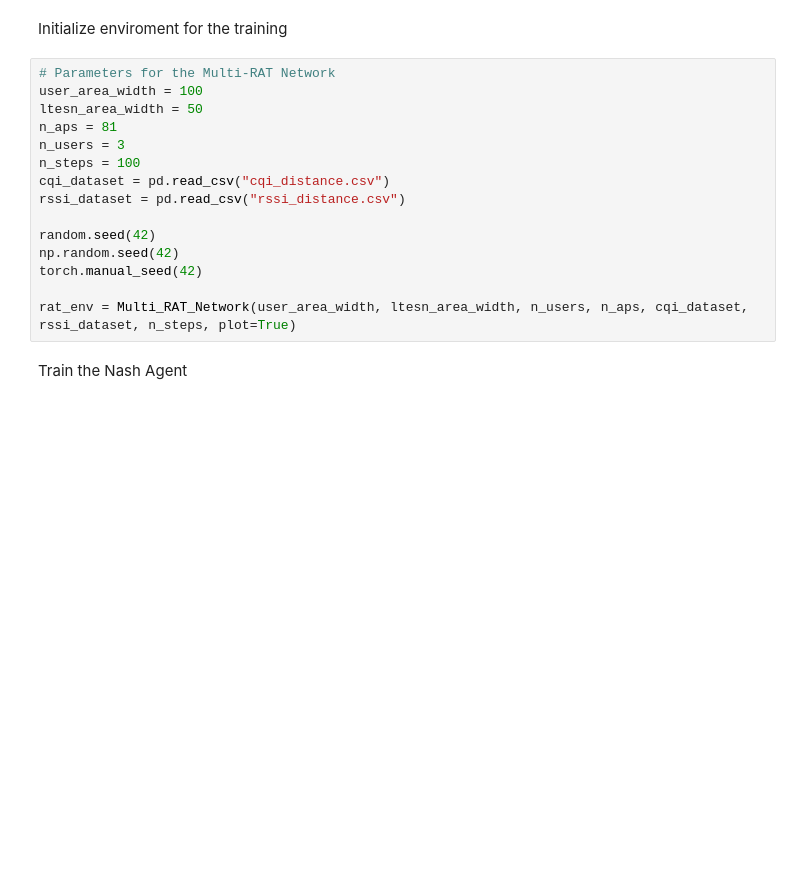
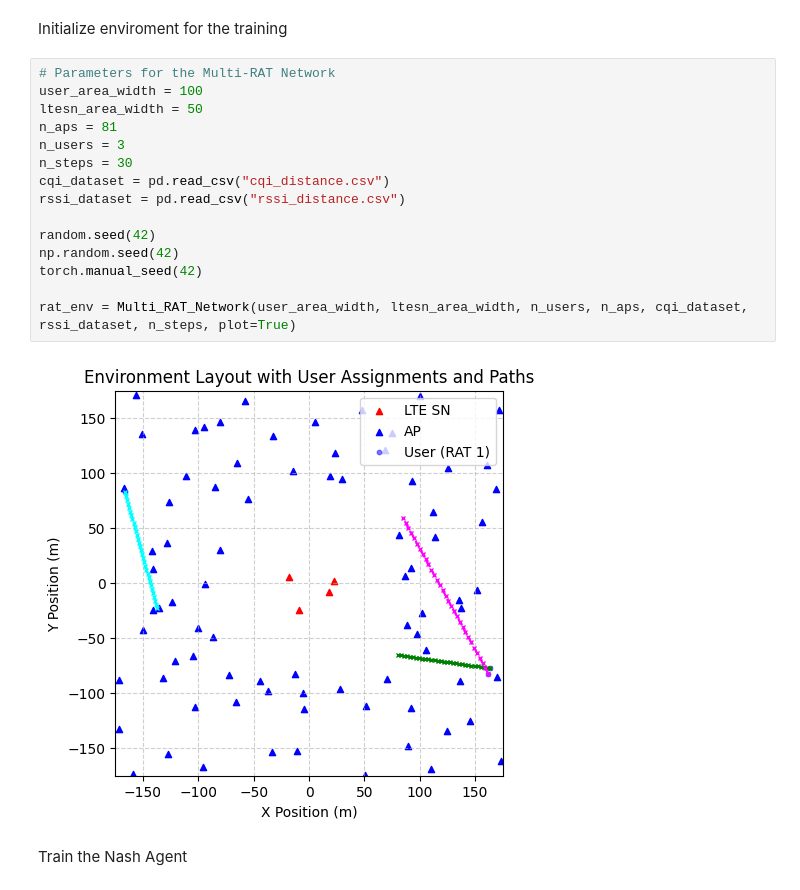
Before and after one commit to AlvaroSolana/DQN_RAT_Selection, a Jupyter notebook: RAT_training.ipynb, the cells around one changed output. Drawn from its saved outputs; the diff is of its cells as text; blank space fills up the shorter version.

```diff
--- a/RAT_training.ipynb
+++ b/RAT_training.ipynb
@@ -12,18 +12,20 @@ Initialize enviroment for the training
 # %%
 # Parameters for the Multi-RAT Network
 user_area_width = 100
 ltesn_area_width = 50
 n_aps = 81
 n_users = 3
-n_steps = 100
+n_steps = 30
 cqi_dataset = pd.read_csv("cqi_distance.csv")
 rssi_dataset = pd.read_csv("rssi_distance.csv")
 
 random.seed(42)
 np.random.seed(42)
 torch.manual_seed(42)
 
 rat_env = Multi_RAT_Network(user_area_width, ltesn_area_width, n_users, n_aps, cqi_dataset, rssi_dataset, n_steps, plot=True)
+# %% [output]
+[figure, added]
 # %% [markdown]
 Train the Nash Agent
 # %%
```
Also changed, not shown: parts of 8 cells of this notebook, 13 other files.
